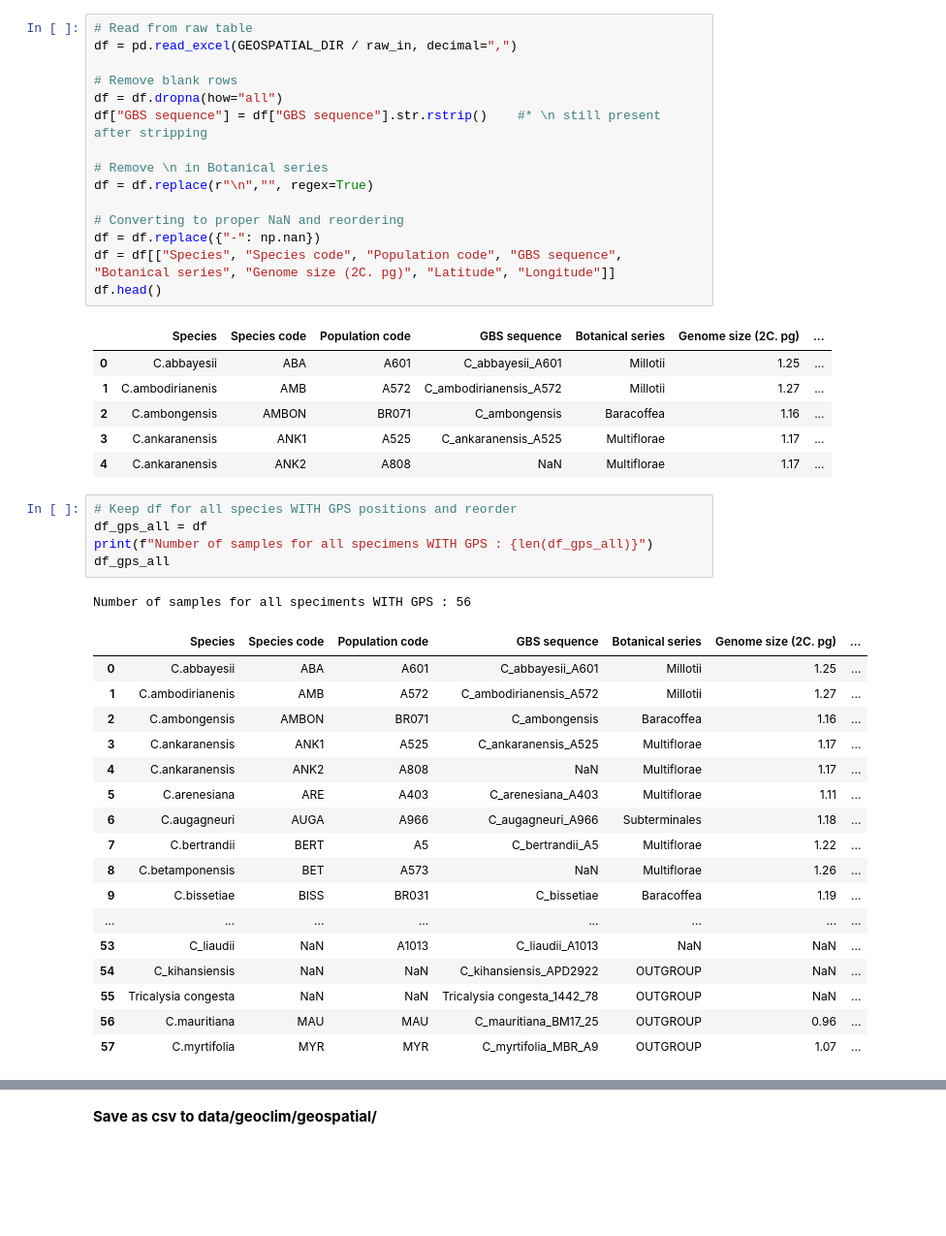
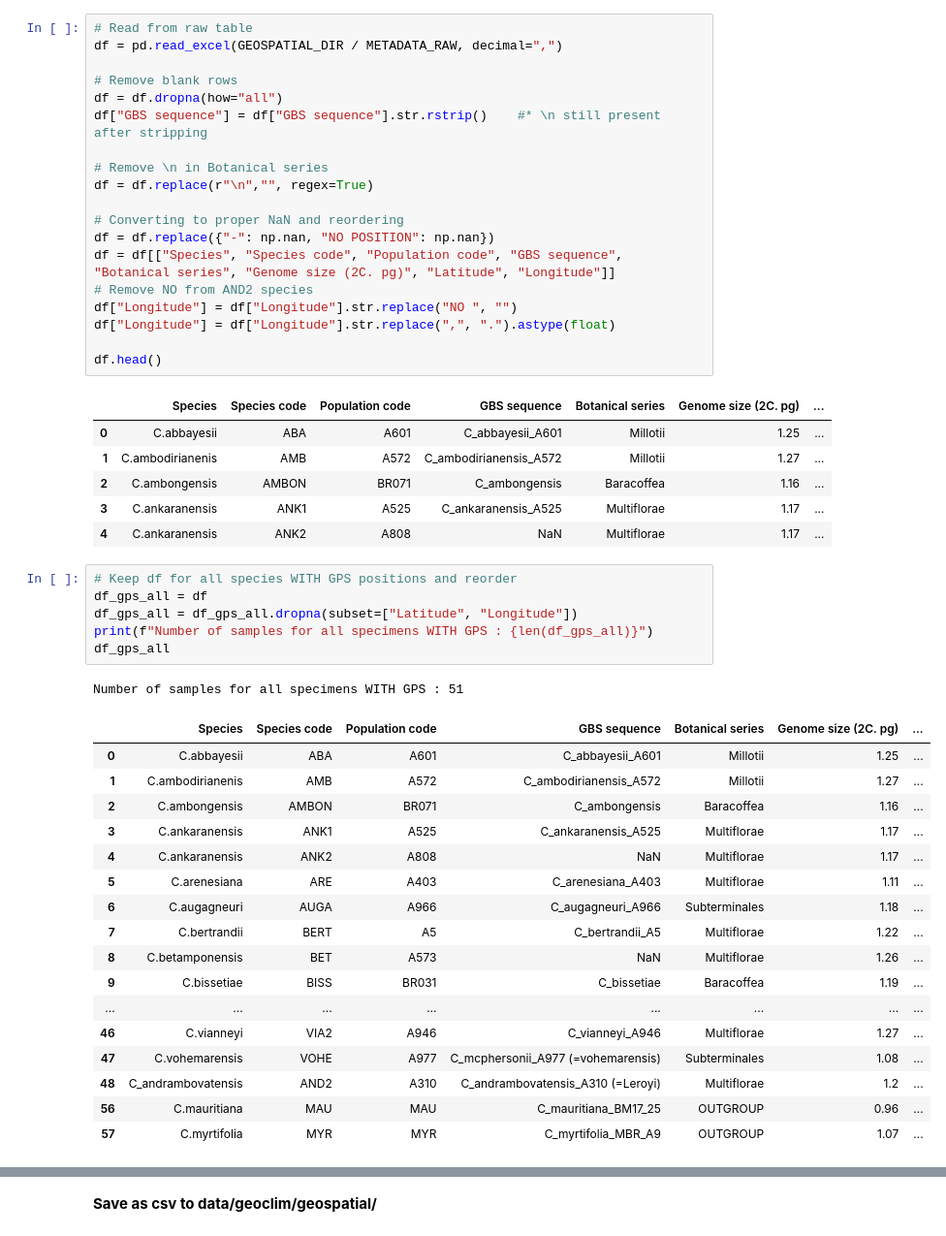
Before and after one commit to tahiri-lab/py_madaclim, a Jupyter notebook: src/data_exploration.ipynb, the cells around one changed output, grey strips where cells are left out. Shown: that part at 97% size. Cells and saved outputs as stored; diff of their text form; blank space fills up the shorter version.

```diff
--- a/src/data_exploration.ipynb
+++ b/src/data_exploration.ipynb
@@ -38,7 +49,7 @@ Generate 2 csv files for full data :
 - only specimens with BOTH GPS and SNP.fasta (df_gbs_only)
 # %%
 # Read from raw table
-df = pd.read_excel(GEOSPATIAL_DIR / raw_in, decimal=",")
+df = pd.read_excel(GEOSPATIAL_DIR / METADATA_RAW, decimal=",")
 
 # Remove blank rows
 df = df.dropna(how="all")
@@ -48,8 +59,12 @@ df["GBS sequence"] = df["GBS sequence"].str.rstrip()    #* \n still present afte
 df = df.replace(r"\n","", regex=True)
 
 # Converting to proper NaN and reordering
-df = df.replace({"-": np.nan})
+df = df.replace({"-": np.nan, "NO POSITION": np.nan})
 df = df[["Species", "Species code", "Population code", "GBS sequence", "Botanical series", "Genome size (2C. pg)", "Latitude", "Longitude"]]
+# Remove NO from AND2 species
+df["Longitude"] = df["Longitude"].str.replace("NO ", "")
+df["Longitude"] = df["Longitude"].str.replace(",", ".").astype(float)
+
 df.head()
 # %% [output]
 |  | Species | Species code | Population code | GBS sequence | Botanical series | Genome size (2C. pg) | ... |
@@ -61,25 +76,26 @@ df.head()
 # %%
 # Keep df for all species WITH GPS positions and reorder
 df_gps_all = df
+df_gps_all = df_gps_all.dropna(subset=["Latitude", "Longitude"])
 print(f"Number of samples for all specimens WITH GPS : {len(df_gps_all)}")
 df_gps_all
 # %% [output]
-Number of samples for all speciments WITH GPS : 56
+Number of samples for all specimens WITH GPS : 51
 |  | Species | Species code | Population code | GBS sequence | Botanical series | Genome size (2C. pg) | ... |
 | 0 | C.abbayesii | ABA | A601 | C_abbayesii_A601 | Millotii | 1.25 | ... |
 | 1 | C.ambodirianenis | AMB | A572 | C_ambodirianensis_A572 | Millotii | 1.27 | ... |
 | 2 | C.ambongensis | AMBON | BR071 | C_ambongensis | Baracoffea | 1.16 | ... |
 | 3 | C.ankaranensis | ANK1 | A525 | C_ankaranensis_A525 | Multiflorae | 1.17 | ... |
 | 4 | C.ankaranensis | ANK2 | A808 | NaN | Multiflorae | 1.17 | ... |
 | 5 | C.arenesiana | ARE | A403 | C_arenesiana_A403 | Multiflorae | 1.11 | ... |
 | 6 | C.augagneuri | AUGA | A966 | C_augagneuri_A966 | Subterminales | 1.18 | ... |
 | 7 | C.bertrandii | BERT | A5 | C_bertrandii_A5 | Multiflorae | 1.22 | ... |
 | 8 | C.betamponensis | BET | A573 | NaN | Multiflorae | 1.26 | ... |
 | 9 | C.bissetiae | BISS | BR031 | C_bissetiae | Baracoffea | 1.19 | ... |
 | ... | ... | ... | ... | ... | ... | ... | ... |
-| 53 | C_liaudii | NaN | A1013 | C_liaudii_A1013 | NaN | NaN | ... |
-| 54 | C_kihansiensis | NaN | NaN | C_kihansiensis_APD2922 | OUTGROUP | NaN | ... |
-| 55 | Tricalysia congesta | NaN | NaN | Tricalysia congesta_1442_78 | OUTGROUP | NaN | ... |
+| 46 | C.vianneyi | VIA2 | A946 | C_vianneyi_A946 | Multiflorae | 1.27 | ... |
+| 47 | C.vohemarensis | VOHE | A977 | C_mcphersonii_A977 (=vohemarensis) | Subterminales | 1.08 | ... |
+| 48 | C_andrambovatensis | AND2 | A310 | C_andrambovatensis_A310 (=Leroyi) | Multiflorae | 1.2 | ... |
 | 56 | C.mauritiana | MAU | MAU | C_mauritiana_BM17_25 | OUTGROUP | 0.96 | ... |
 | 57 | C.myrtifolia | MYR | MYR | C_myrtifolia_MBR_A9 | OUTGROUP | 1.07 | ... |
 # %%
```
Also changed, not shown: parts of 54 cells of this notebook.
